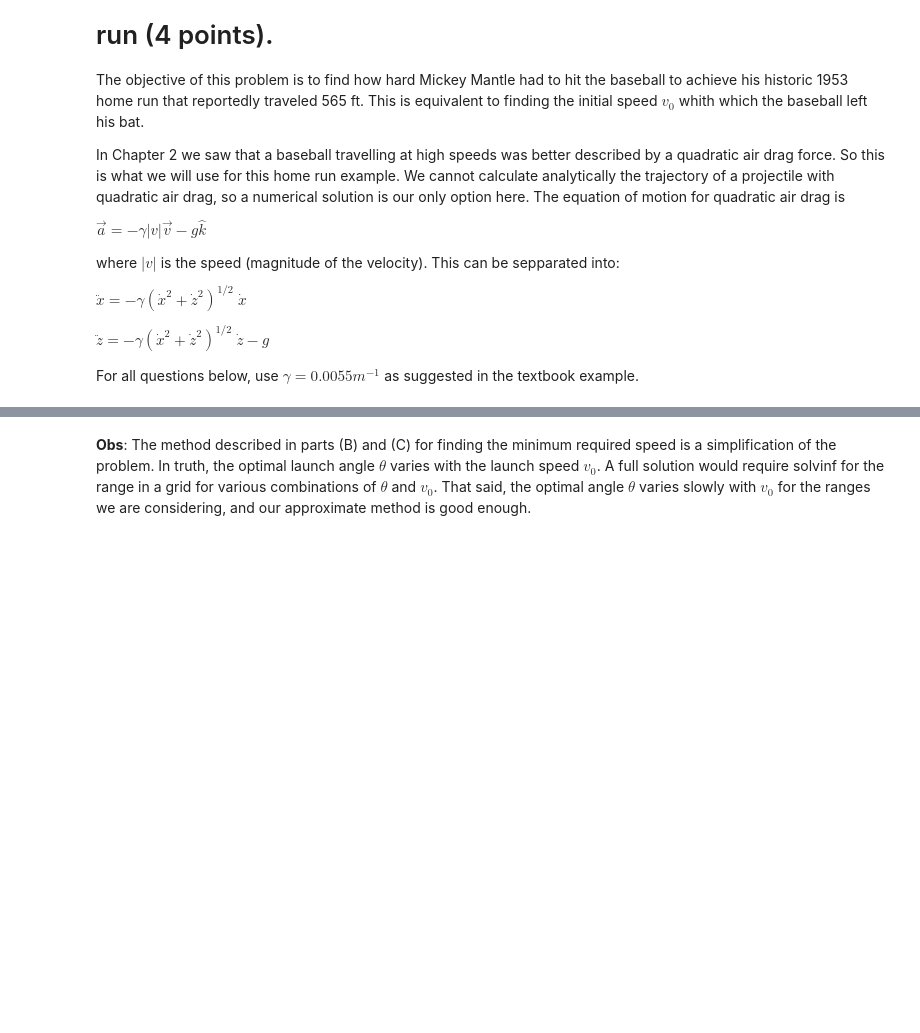
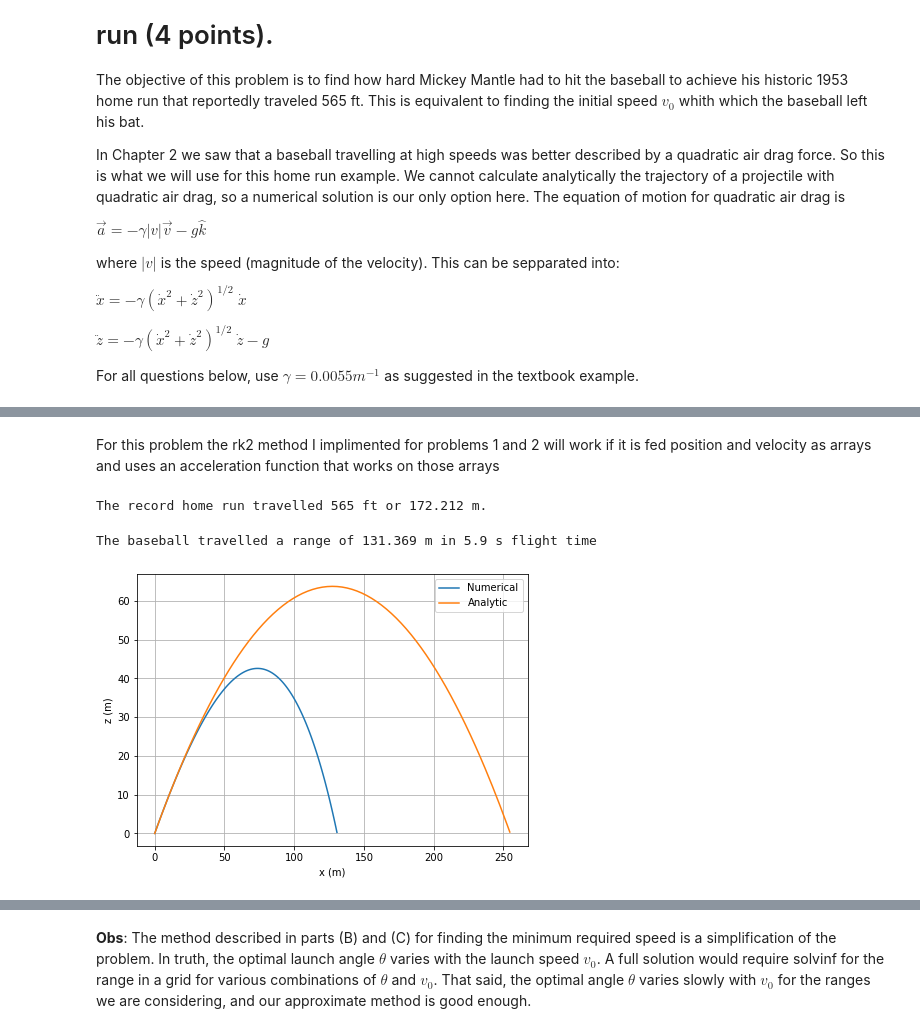
Before and after one commit to Youngposeidon/computational-mechanics-delivery, a Jupyter notebook: project3.ipynb, the cells around one changed output, grey strips where cells are left out. Cells and saved outputs as stored; diff of their text form; code cells hidden in the pictures; blank space fills up the shorter version.

```diff
--- a/project3.ipynb
+++ b/project3.ipynb
@@ -166,6 +292,69 @@ Find the value for the *range* of the motion, that is, the value of $x$ when the
 Here is what my plot looks like:
 
 <img src="images/p3_p3a.jpg" width=600 style="float:left"/>
+# %% [markdown]
+For this problem the rk2 method I implimented for problems 1 and 2 will work if it is fed position and velocity as arrays and uses an acceleration function that works on those arrays
+# %%
+d = 565/3.280839895
+print("The record home run travelled 565 ft or", round(d,3), "m.")
+# %% [output]
+The record home run travelled 565 ft or 172.212 m.
+# %%
+alpha = 45 # launch angle in degrees
+alpha = np.deg2rad(alpha) # convert launch angle to rad
+v0 = 50 # launch speed in m/s
+x0 = 0 # inital x
+z0 = 0 # inital z
+dt = 0.05 # time interval in s
+tf = 10
+gamma = 0.0055
+
+# create arrays for position and velocity in x and z
+t = np.arange(0,tf,dt)
+x = np.zeros((len(t),2))
+v = np.zeros((len(t),2))
+
+# arrays for anylitical solution
+xa = np.zeros(len(t))
+za = np.zeros(len(t))
+
+# get inital x and z velocity from launch speed and angle
+vx0 = v0*np.cos(alpha)
+vz0 = v0*np.sin(alpha)
+
+# set inital conditions
+x[0,0] = x0
+x[0,1] = z0
+v[0,0] = vx0
+v[0,1] = vz0
+
+# define acceleration function with quadratic drag for 2 dimensions, used for all of P3
+def accquaddrag(v,x,t):
+    a = np.zeros(len(x))
+    vmag = np.sqrt(v[0]**2 + v[1]**2) # get magnitude of v
+    a[0] = - gamma*v[0]*vmag # x component
+    a[1] = - gamma*v[1]*vmag - g # z component
+    return a
+
+# numerical for loop
+for i in range(len(t) -1):
+    x[i + 1,:], v[i + 1,:] = rk2(accquaddrag, x[i,:], v[i,:], t[i], dt)
+
+    if x[i + 1,1] < 0:
+        i = i + 1 # update i for getting flight time, range, and to use for plots
+        flightime = t[i]
+        flightrange = x[i,0]
+        break
+
+# compute analytical solution for no drag
+xa = vx0*t
+za = vz0*t - 0.5*g*t**2
+
+print("The baseball travelled a range of", round(flightrange, 3), "m in", round(flightime, 2), "s flight time")
+PhysPlot.multiplot([x[0:i,0], xa[0:nodragstop]], [x[0:i,1], za[0:nodragstop]], ["Numerical", "Analytic"], "x (m)", "z (m)")
+# %% [output]
+The baseball travelled a range of 131.369 m in 5.9 s flight time
+[figure, added]
 # %% [markdown]
 ## Question (B)
 Let's assume that Mickey Mantle's hit left the bat at the optimal launch angle $\theta$, that is, the angle that gives maximum range. By using this angle we are reducing the astounding speed required to achieve his feat.
```
Also changed, not shown: parts of 11 cells of this notebook.
